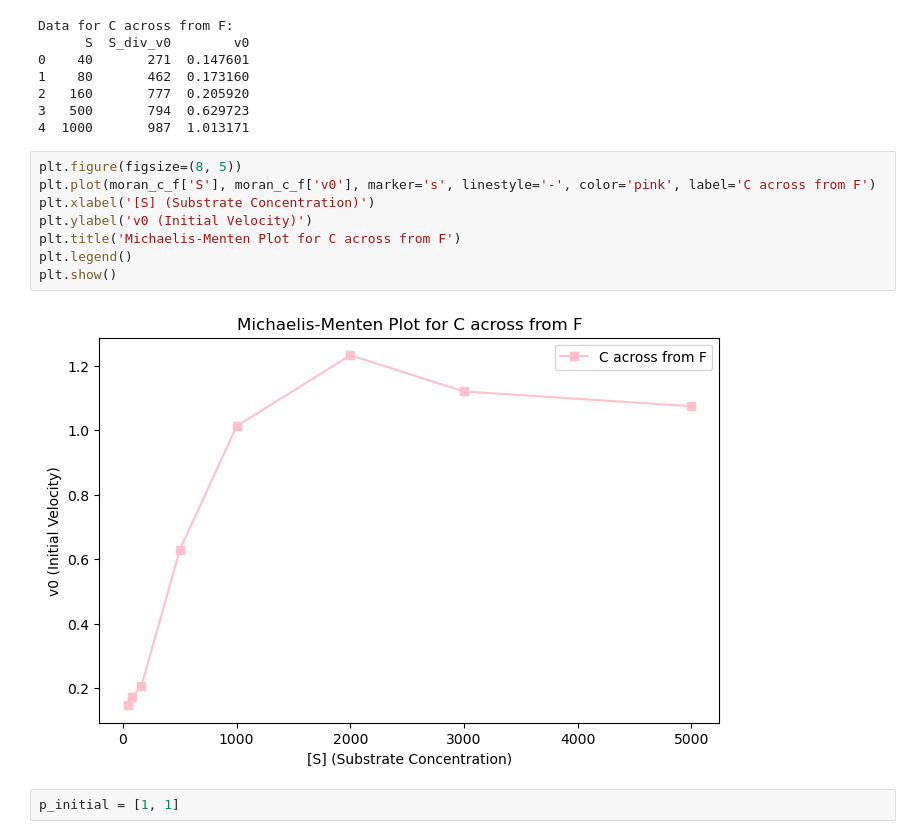
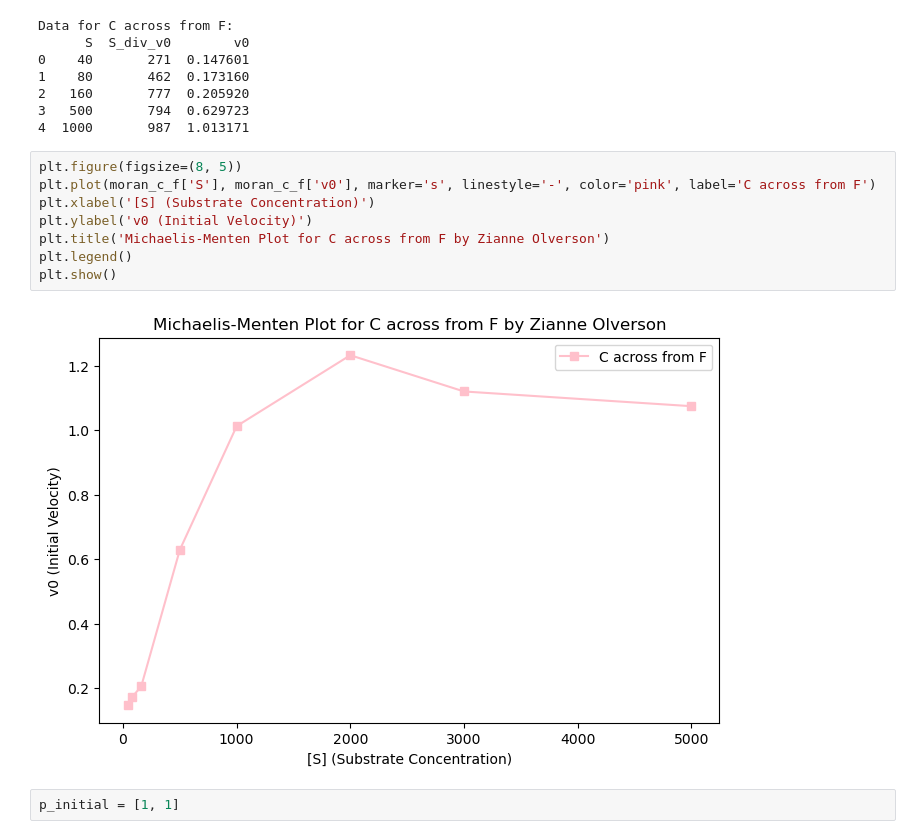
Before and after one commit to ZianneO/BSGP7030-PythonLM, a Jupyter notebook: Untitled.ipynb, the cells around one changed output. Drawn from its saved outputs; the diff is of its cells as text.

```diff
--- a/Untitled.ipynb
+++ b/Untitled.ipynb
@@ -103,13 +103,13 @@ Data for C across from F:
 # %%
 plt.figure(figsize=(8, 5))
 plt.plot(moran_c_f['S'], moran_c_f['v0'], marker='s', linestyle='-', color='pink', label='C across from F')
 plt.xlabel('[S] (Substrate Concentration)')
 plt.ylabel('v0 (Initial Velocity)')
-plt.title('Michaelis-Menten Plot for C across from F')
+plt.title('Michaelis-Menten Plot for C across from F by Zianne Olverson')
 plt.legend()
 plt.show()
 # %% [output]
-[figure, old version]
+[figure, new version]
 # %%
 p_initial = [1, 1]
 # %% [markdown]
```
Also changed, not shown: parts of 24 cells of this notebook, 4 other files.
